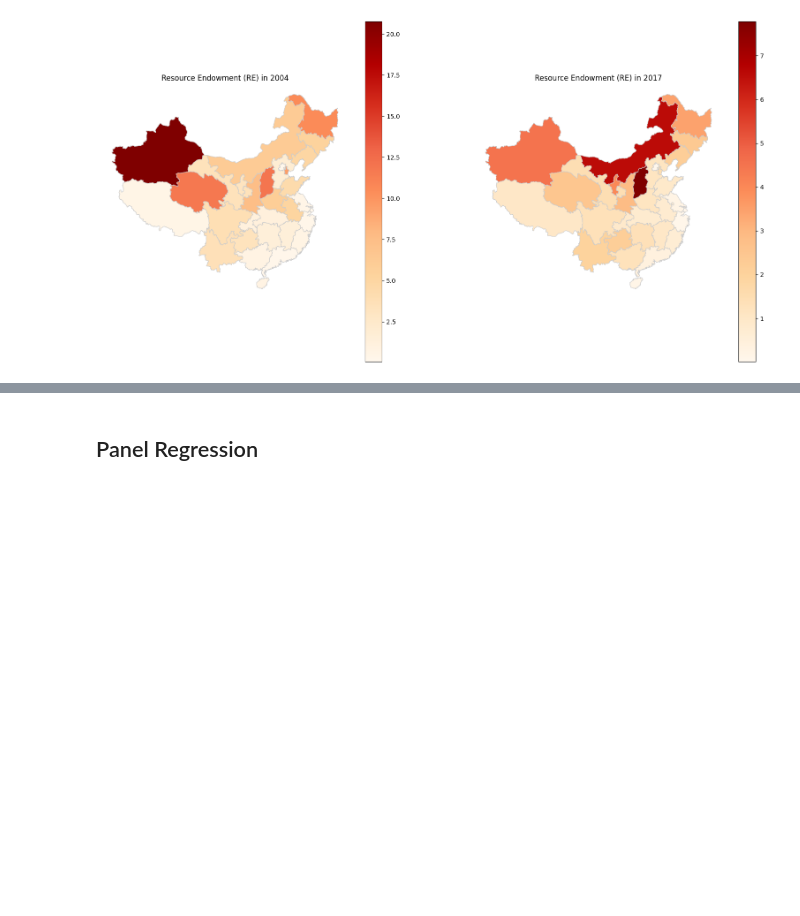
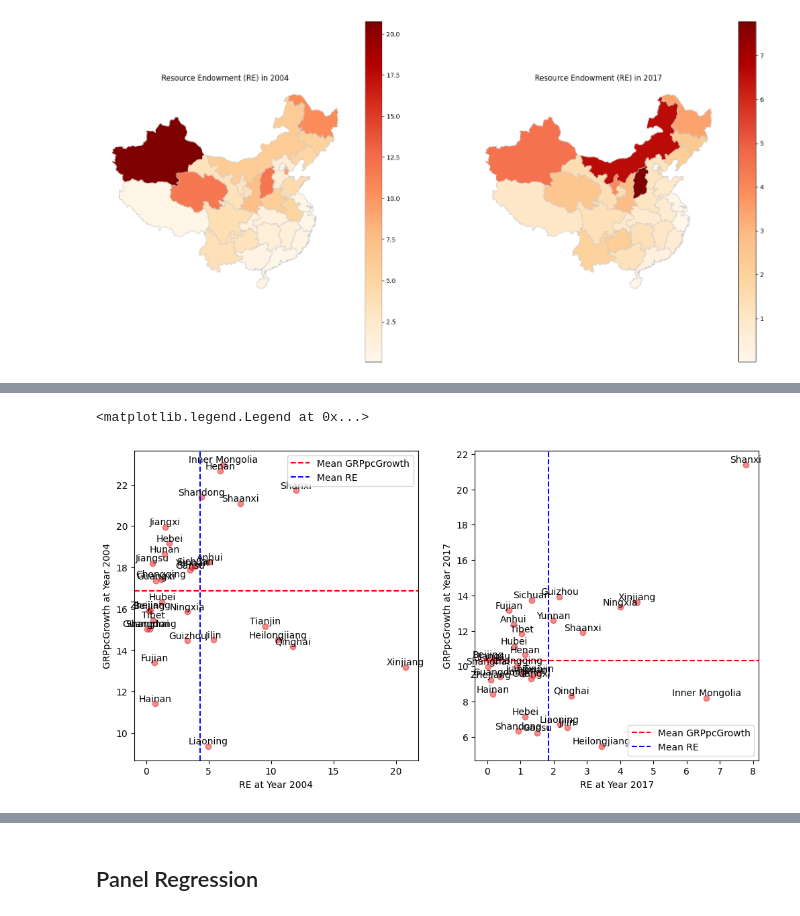
Before and after one commit to KaylaBai/Dissertation, a Jupyter notebook: Dissertation.ipynb, the cells around one changed output, grey strips where cells are left out. Cells and saved outputs as stored; diff of their text form; code cells hidden in the pictures; blank space fills up the shorter version.

```diff
--- a/Dissertation.ipynb
+++ b/Dissertation.ipynb
@@ -277,0 +357,26 @@ plt.show()
+# %%
+# Scatter plot for Year 2004
+plt.figure(figsize=(12, 6))
+plt.subplot(1, 2, 1)
+plt.scatter(gdf.loc[(slice(None), 2004), 'RE'], gdf.loc[(slice(None), 2004), 'GRPpcGrowth'], alpha=0.5)
+plt.axhline(gdf.loc[(slice(None), 2004), 'GRPpcGrowth'].mean(), color='red', linestyle='dashed', label='Mean GRPpcGrowth')
+plt.axvline(gdf.loc[(slice(None), 2004), 'RE'].mean(), color='blue', linestyle='dashed', label='Mean RE')
+for index, row in gdf.loc[(slice(None), 2004), :].iterrows():
+    plt.text(row['RE'], row['GRPpcGrowth'], index[0], ha='center', va='bottom')
+plt.xlabel('RE at Year 2004')
+plt.ylabel('GRPpcGrowth at Year 2004')
+plt.legend()
+
+# Scatter plot for Year 2017
+plt.subplot(1, 2, 2)
+plt.scatter(gdf.loc[(slice(None), 2017), 'RE'], gdf.loc[(slice(None), 2017), 'GRPpcGrowth'], alpha=0.5)
+plt.axhline(gdf.loc[(slice(None), 2017), 'GRPpcGrowth'].mean(), color='red', linestyle='dashed', label='Mean GRPpcGrowth')
+plt.axvline(gdf.loc[(slice(None), 2017), 'RE'].mean(), color='blue', linestyle='dashed', label='Mean RE')
+for index, row in gdf.loc[(slice(None), 2017), :].iterrows():
+    plt.text(row['RE'], row['GRPpcGrowth'], index[0], ha='center', va='bottom')
+plt.xlabel('RE at Year 2017')
+plt.ylabel('GRPpcGrowth at Year 2017')
+plt.legend()
+# %% [output]
+<matplotlib.legend.Legend at 0x...>
+[figure, added]
```
Also changed, not shown: parts of 16 cells of this notebook.
